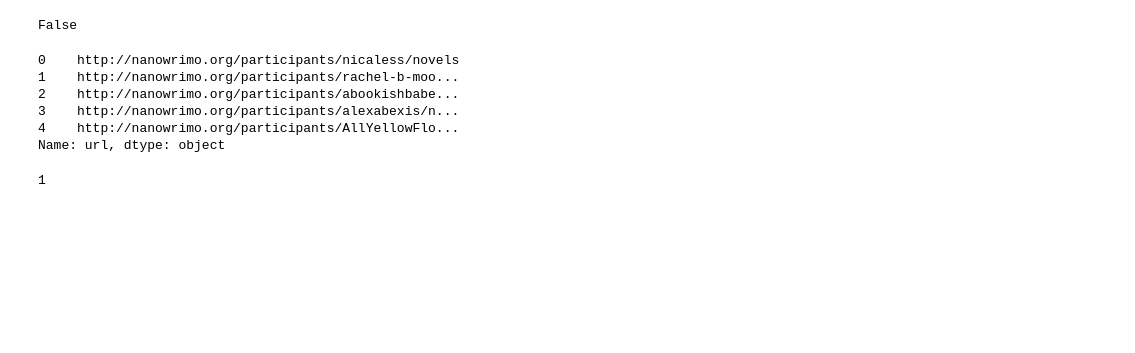
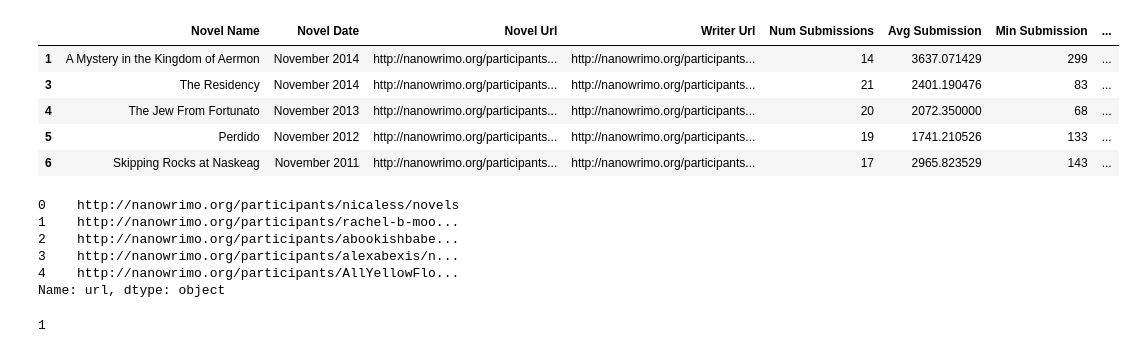
Before and after one commit to nicaless/nanowrimo_ga_project, a Jupyter notebook: clean/aggregate_novel_stats_data_negate2015.ipynb, the cells around one changed output. Saved outputs shown, nothing was run; the diff lists cells and outputs as text; code cells hidden in the pictures; blank space fills up the shorter version.

```diff
--- a/clean/aggregate_novel_stats_data_negate2015.ipynb
+++ b/clean/aggregate_novel_stats_data_negate2015.ipynb
@@ -2,14 +3,17 @@
 import pandas as pd
 import numpy as np
 # %%
-df = pd.read_csv("../rawdata/novels_wc_info.csv")
-del df['Unnamed: 0']
+# read in raw data for novel word counts and exclude November 2015
+df = pd.read_csv("../rawdata/novels_wc_info.csv", index_col=0)
 df = df[df['Novel Date'] != 'November 2015']
 df.head()
-
-'http://nanowrimo.org/participants/nicaless/novels' not in df['Writer Url'].values
 # %% [output]
-False
+|  | Novel Name | Novel Date | Novel Url | Writer Url | Num Submissions | Avg Submission | Min Submission | ... |
+| 1 | A Mystery in the Kingdom of Aermon | November 2014 | http://nanowrimo.org/participants... | http://nanowrimo.org/participants... | 14 | 3637.071429 | 299 | ... |
+| 3 | The Residency | November 2014 | http://nanowrimo.org/participants... | http://nanowrimo.org/participants... | 21 | 2401.190476 | 83 | ... |
+| 4 | The Jew From Fortunato | November 2013 | http://nanowrimo.org/participants... | http://nanowrimo.org/participants... | 20 | 2072.350000 | 68 | ... |
+| 5 | Perdido | November 2012 | http://nanowrimo.org/participants... | http://nanowrimo.org/participants... | 19 | 1741.210526 | 133 | ... |
+| 6 | Skipping Rocks at Naskeag | November 2011 | http://nanowrimo.org/participants... | http://nanowrimo.org/participants... | 17 | 2965.823529 | 143 | ... |
 # %%
 writers = pd.read_csv("../rawdata/user_profiles_basicinfo.csv")[['url']]
 writers['url'] = writers['url'].apply(lambda x: x + str('/novels'))
```
Also changed, not shown: parts of 4 cells of this notebook, 16 other files.
